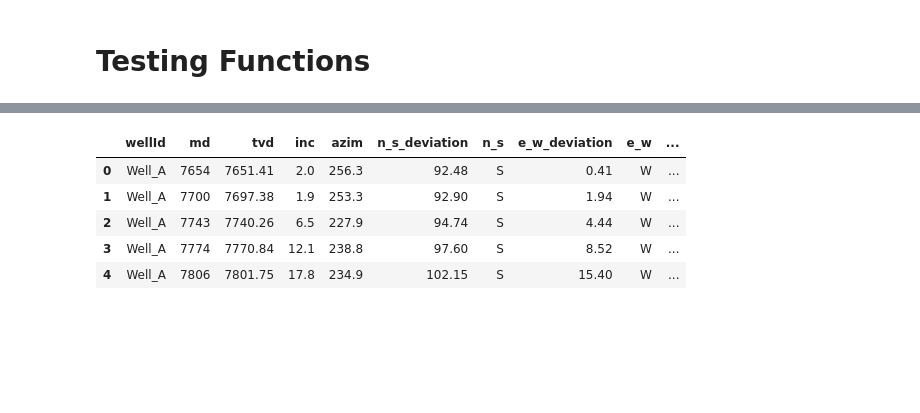
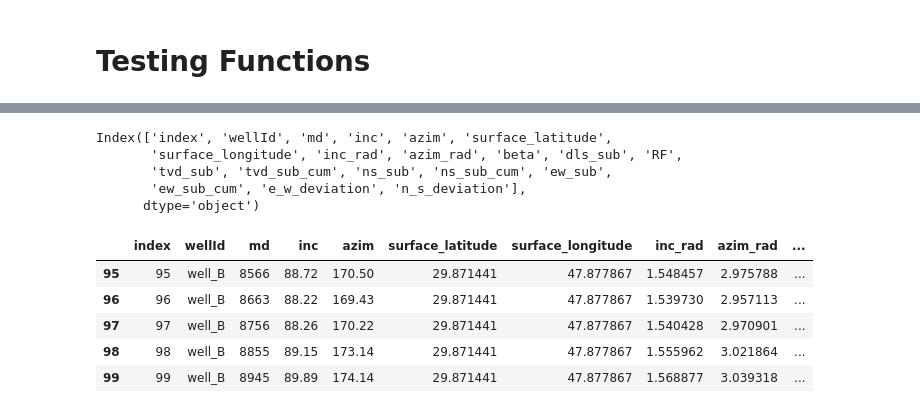
Before and after one commit to bpamos/welltrajconvert, a Jupyter notebook: notebook/Lat Long Conversion .ipynb, the cells around one changed output, grey strips where cells are left out. Cells and saved outputs as stored; diff of their text form; code cells hidden in the pictures; blank space fills up the shorter version.

```diff
--- a/notebook/Lat Long Conversion .ipynb
+++ b/notebook/Lat Long Conversion .ipynb
@@ -42,0 +93,5 @@ df.tail()
+# %%
+# gen lat lon survey
+
+my_survey_lat_lon = survey_obj.get_lat_lon_from_deviation()
+my_survey_lat_lon.tail()
@@ -42,0 +188,6 @@ df.tail()
+# %%
+df = my_survey_lat_lon
+
+df['color'] = 'red'
+df = df[['wellId','md','inc','azim','latitude_points','longitude_points','color']]
+df.head()
@@ -46,12 +367,21 @@ my_df = df
 # %%
 my_df.head()
+my_df.columns
 # %% [output]
-|  | wellId | md | tvd | inc | azim | n_s_deviation | n_s | e_w_deviation | e_w | ... |
-| 0 | Well_A | 7654 | 7651.41 | 2.0 | 256.3 | 92.48 | S | 0.41 | W | ... |
-| 1 | Well_A | 7700 | 7697.38 | 1.9 | 253.3 | 92.90 | S | 1.94 | W | ... |
-| 2 | Well_A | 7743 | 7740.26 | 6.5 | 227.9 | 94.74 | S | 4.44 | W | ... |
-| 3 | Well_A | 7774 | 7770.84 | 12.1 | 238.8 | 97.60 | S | 8.52 | W | ... |
-| 4 | Well_A | 7806 | 7801.75 | 17.8 | 234.9 | 102.15 | S | 15.40 | W | ... |
+Index(['index', 'wellId', 'md', 'inc', 'azim', 'surface_latitude',
+       'surface_longitude', 'inc_rad', 'azim_rad', 'beta', 'dls_sub', 'RF',
+       'tvd_sub', 'tvd_sub_cum', 'ns_sub', 'ns_sub_cum', 'ew_sub',
+       'ew_sub_cum', 'e_w_deviation', 'n_s_deviation'],
+      dtype='object')
+# %%
+my_df.tail()
+# %% [output]
+|  | index | wellId | md | inc | azim | surface_latitude | surface_longitude | inc_rad | azim_rad | ... |
+| 95 | 95 | well_B | 8566 | 88.72 | 170.50 | 29.871441 | 47.877867 | 1.548457 | 2.975788 | ... |
+| 96 | 96 | well_B | 8663 | 88.22 | 169.43 | 29.871441 | 47.877867 | 1.539730 | 2.957113 | ... |
+| 97 | 97 | well_B | 8756 | 88.26 | 170.22 | 29.871441 | 47.877867 | 1.540428 | 2.970901 | ... |
+| 98 | 98 | well_B | 8855 | 89.15 | 173.14 | 29.871441 | 47.877867 | 1.555962 | 3.021864 | ... |
+| 99 | 99 | well_B | 8945 | 89.89 | 174.14 | 29.871441 | 47.877867 | 1.568877 | 3.039318 | ... |
 # %%
 survey_dict = my_df.to_dict(orient='records')
 survey_obj = Survey(survey_dict)
```
Also changed, not shown: parts of 32 cells of this notebook, 3 other files.
